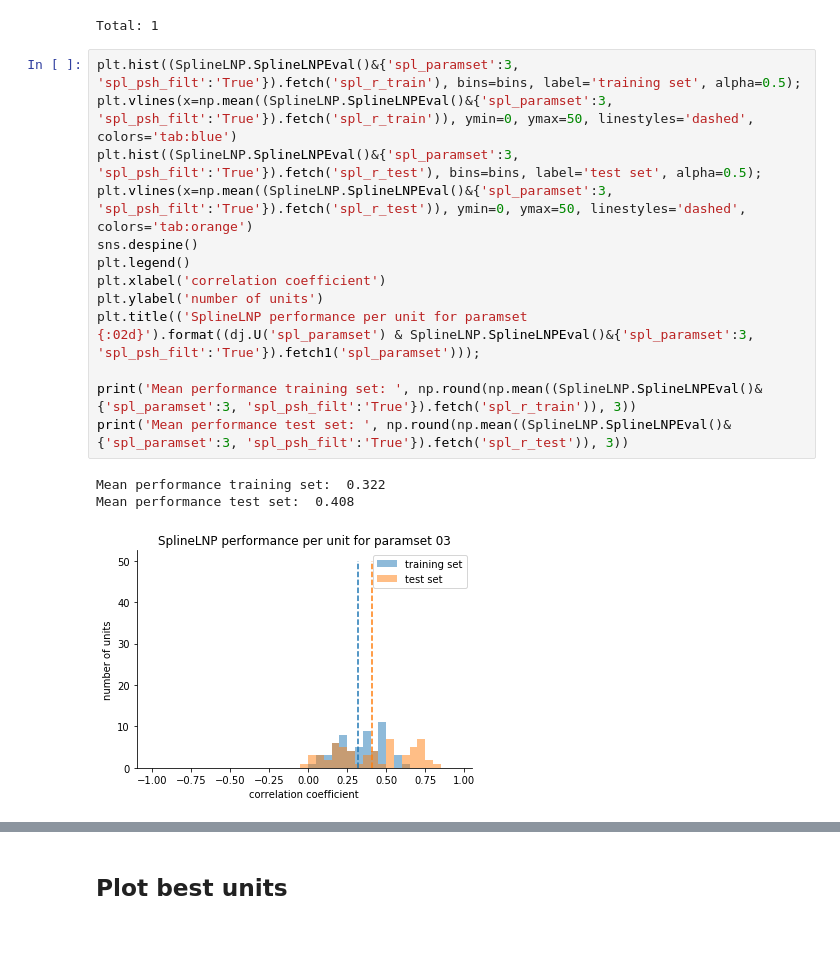
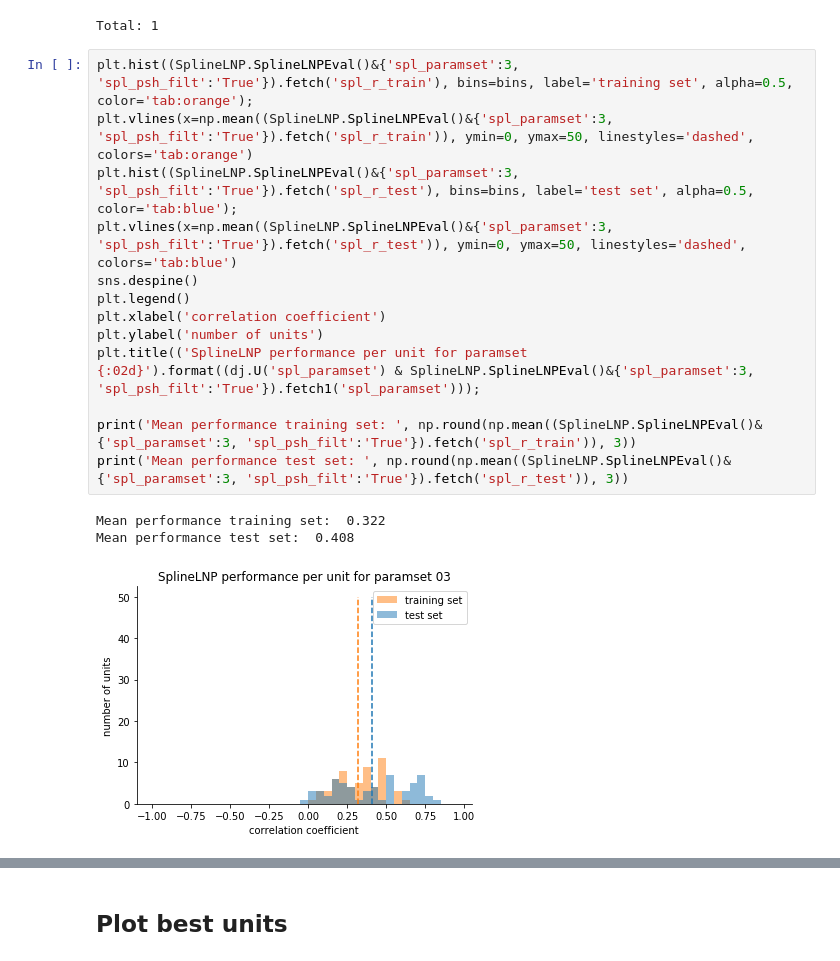
Before and after one commit to yannikbauer/hollymov_code, a Jupyter notebook: notebooks/20200831_Glm_SplineLNP_tables.ipynb, the cells around one changed output, grey strips where cells are left out. Drawn from its saved outputs; the diff is of its cells as text.

```diff
--- a/notebooks/20200831_Glm_SplineLNP_tables.ipynb
+++ b/notebooks/20200831_Glm_SplineLNP_tables.ipynb
@@ -179,19 +179,19 @@ SplineLNPParams() & {'spl_paramset':3}
 | 3 | softplus | 1.0 | 6.0 | 0.01 | ... |
 Total: 1
 # %%
-plt.hist((SplineLNP.SplineLNPEval()&{'spl_paramset':3, 'spl_psh_filt':'True'}).fetch('spl_r_train'), bins=bins, label='training set', alpha=0.5);
-plt.vlines(x=np.mean((SplineLNP.SplineLNPEval()&{'spl_paramset':3, 'spl_psh_filt':'True'}).fetch('spl_r_train')), ymin=0, ymax=50, linestyles='dashed', colors='tab:blue')
-plt.hist((SplineLNP.SplineLNPEval()&{'spl_paramset':3, 'spl_psh_filt':'True'}).fetch('spl_r_test'), bins=bins, label='test set', alpha=0.5);
-plt.vlines(x=np.mean((SplineLNP.SplineLNPEval()&{'spl_paramset':3, 'spl_psh_filt':'True'}).fetch('spl_r_test')), ymin=0, ymax=50, linestyles='dashed', colors='tab:orange')
+plt.hist((SplineLNP.SplineLNPEval()&{'spl_paramset':3, 'spl_psh_filt':'True'}).fetch('spl_r_train'), bins=bins, label='training set', alpha=0.5, color='tab:orange');
+plt.vlines(x=np.mean((SplineLNP.SplineLNPEval()&{'spl_paramset':3, 'spl_psh_filt':'True'}).fetch('spl_r_train')), ymin=0, ymax=50, linestyles='dashed', colors='tab:orange')
+plt.hist((SplineLNP.SplineLNPEval()&{'spl_paramset':3, 'spl_psh_filt':'True'}).fetch('spl_r_test'), bins=bins, label='test set', alpha=0.5, color='tab:blue');
+plt.vlines(x=np.mean((SplineLNP.SplineLNPEval()&{'spl_paramset':3, 'spl_psh_filt':'True'}).fetch('spl_r_test')), ymin=0, ymax=50, linestyles='dashed', colors='tab:blue')
 sns.despine()
 plt.legend()
 plt.xlabel('correlation coefficient')
 plt.ylabel('number of units')
 plt.title(('SplineLNP performance per unit for paramset {:02d}').format((dj.U('spl_paramset') & SplineLNP.SplineLNPEval()&{'spl_paramset':3, 'spl_psh_filt':'True'}).fetch1('spl_paramset')));
 
 print('Mean performance training set: ', np.round(np.mean((SplineLNP.SplineLNPEval()&{'spl_paramset':3, 'spl_psh_filt':'True'}).fetch('spl_r_train')), 3))
 print('Mean performance test set: ', np.round(np.mean((SplineLNP.SplineLNPEval()&{'spl_paramset':3, 'spl_psh_filt':'True'}).fetch('spl_r_test')), 3))
 # %% [output]
 Mean performance training set:  0.322
 Mean performance test set:  0.408
-[figure, old version]
+[figure, new version]
```
Also changed, not shown: parts of 8 cells of this notebook, 4 other files.
